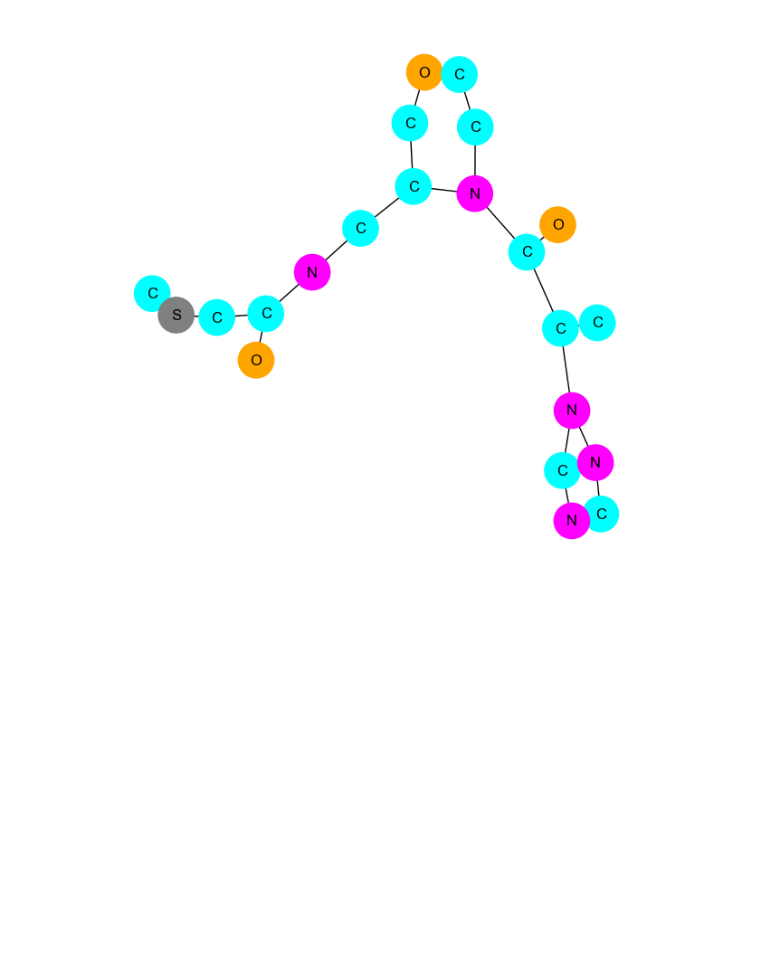
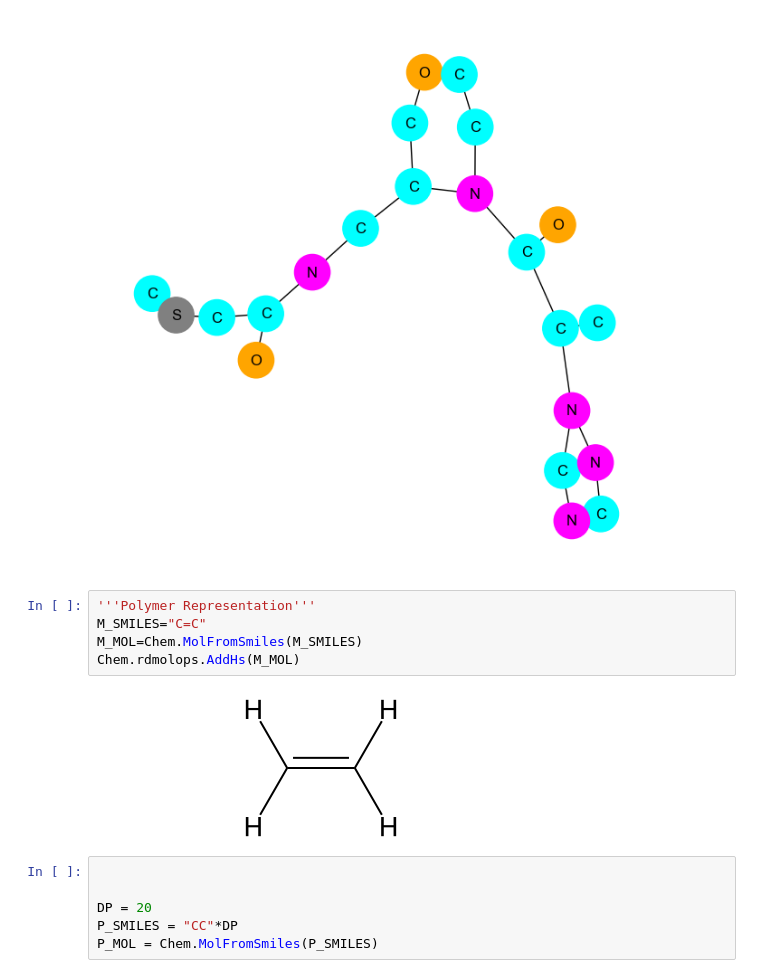
Before and after one commit to zjurillpolymer/UniPolyAI4S, a Jupyter notebook: polymer_1.ipynb, the cells around one changed output. Cells and saved outputs as stored; diff of their text form; blank space fills up the shorter version.

```diff
--- a/polymer_1.ipynb
+++ b/polymer_1.ipynb
@@ -170,3 +169,16 @@ def networkx_graph_verbose(dataset: Dataset, verbose=1):
 graph_repr = networkx_graph_verbose(zinc15_raw_data)
 # %% [output]
 [figure]
+# %%
+'''Polymer Representation'''
+M_SMILES="C=C"
+M_MOL=Chem.MolFromSmiles(M_SMILES)
+Chem.rdmolops.AddHs(M_MOL)
+# %% [output]
+[figure, added]
+# %%
+
+
+DP = 20
+P_SMILES = "CC"*DP
+P_MOL = Chem.MolFromSmiles(P_SMILES)
```
Also changed, not shown: parts of 5 cells of this notebook.
